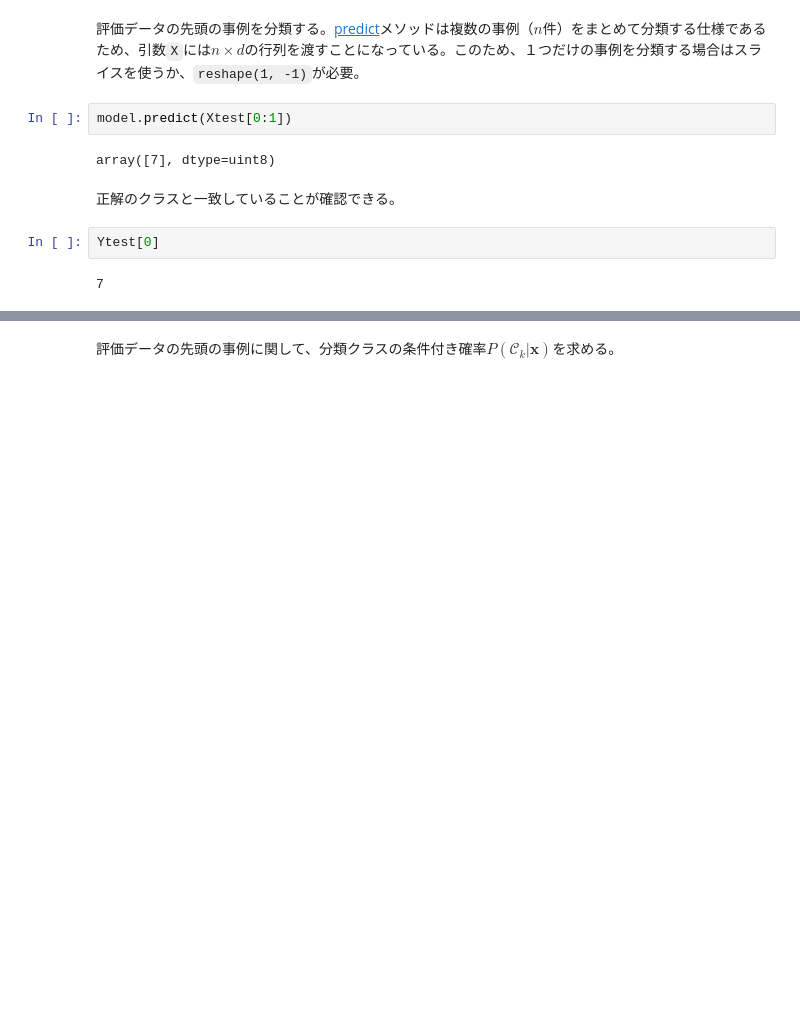
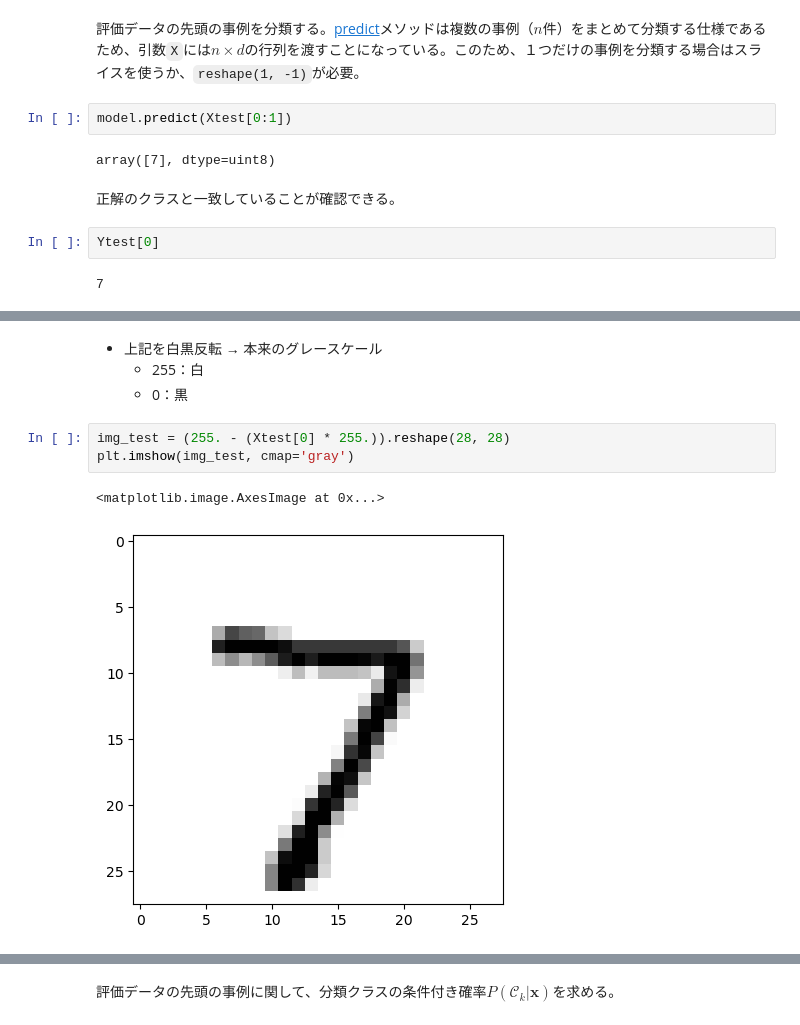
Before and after one commit to tsuyoi1064/notebook, a Jupyter notebook: mlnote/classification/02multi.ipynb, the cells around one changed output, grey strips where cells are left out. Drawn from its saved outputs; the diff is of its cells as text; blank space fills up the shorter version.

```diff
--- a/mlnote/classification/02multi.ipynb
+++ b/mlnote/classification/02multi.ipynb
@@ -846,0 +895,10 @@ Ytest[0]
+# %% [markdown]
+- 上記を白黒反転 → 本来のグレースケール
+  - 255：白
+  - 0：黒
+# %%
+img_test = (255. - (Xtest[0] * 255.)).reshape(28, 28)
+plt.imshow(img_test, cmap='gray')
+# %% [output]
+<matplotlib.image.AxesImage at 0x...>
+[figure, added]
```
Also changed, not shown: parts of 26 cells of this notebook, 15 other files.
